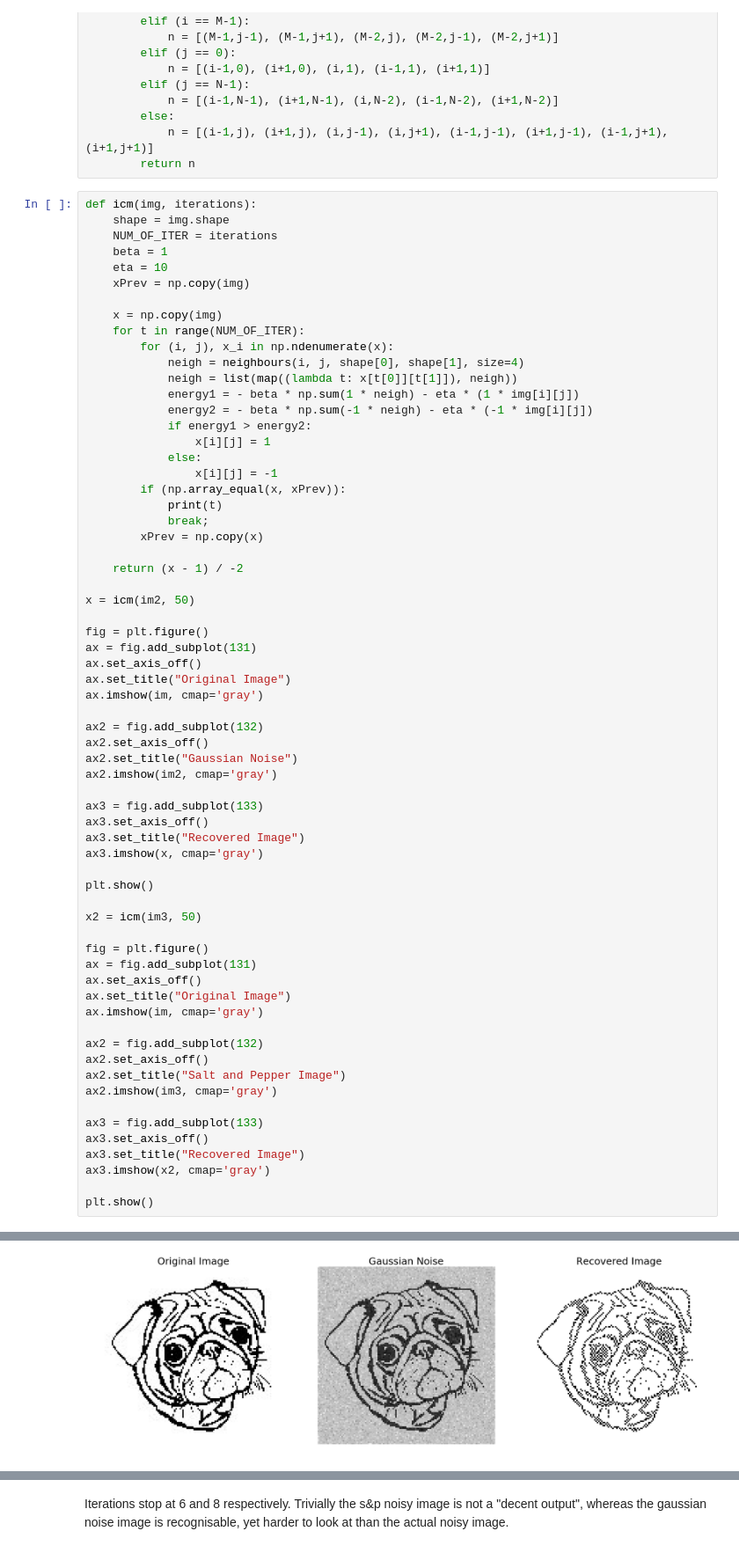
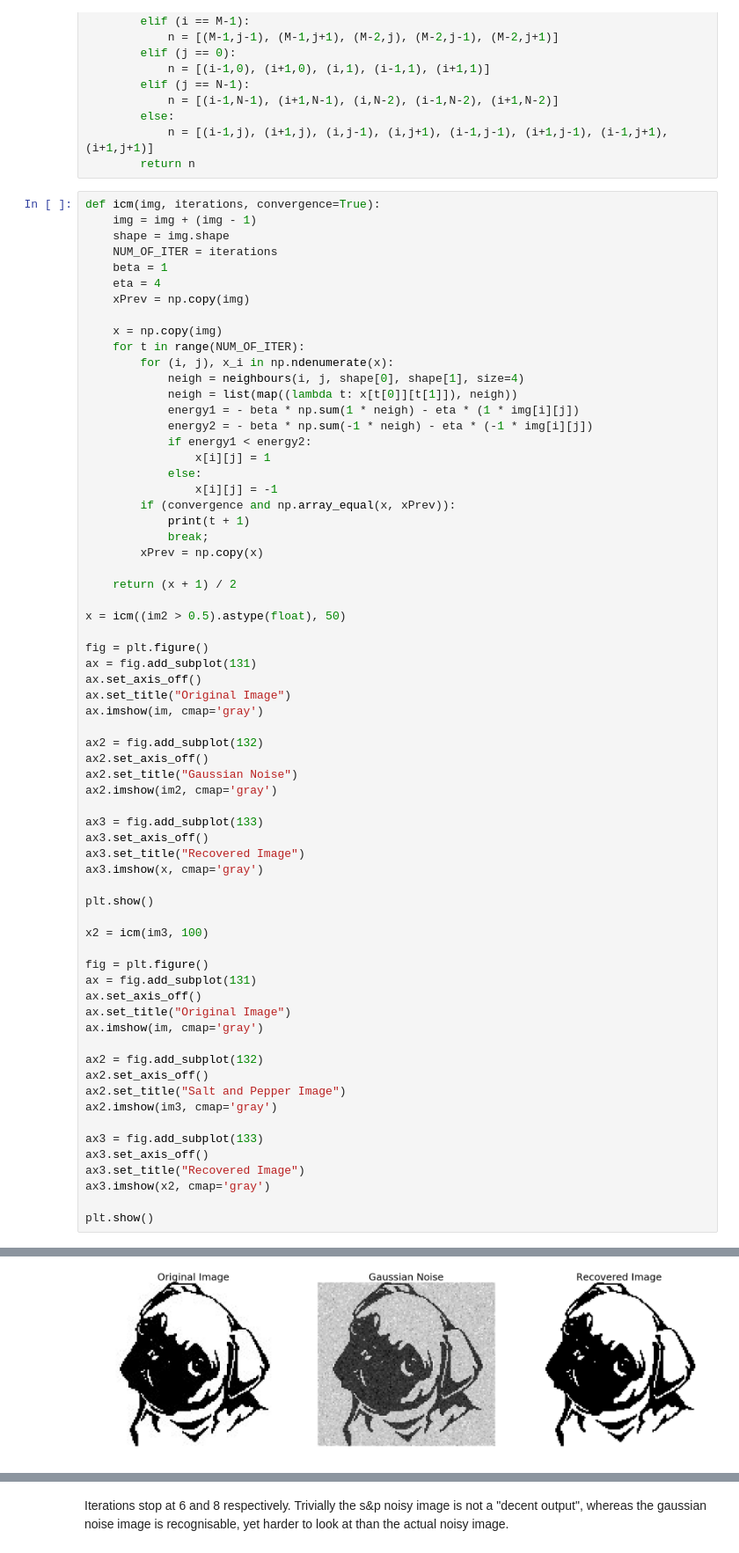
Before and after one commit to Briggybros/Uni-Machine-Learning, a Jupyter notebook: Inference/Inference.ipynb, the cells around one changed output, grey strips where cells are left out. Shown at 88% size. Drawn from its saved outputs; the diff is of its cells as text.

```diff
--- a/Inference/Inference.ipynb
+++ b/Inference/Inference.ipynb
@@ -93,11 +93,12 @@ def neighbours(i, j, M, N, size = 4):
             n = [(i-1,j), (i+1,j), (i,j-1), (i,j+1), (i-1,j-1), (i+1,j-1), (i-1,j+1), (i+1,j+1)]
         return n
 # %%
-def icm(img, iterations):
+def icm(img, iterations, convergence=True):
+    img = img + (img - 1)
     shape = img.shape
     NUM_OF_ITER = iterations
     beta = 1
-    eta = 10
+    eta = 4
     xPrev = np.copy(img)
 
     x = np.copy(img)
@@ -107,18 +108,18 @@ def icm(img, iterations):
             neigh = list(map((lambda t: x[t[0]][t[1]]), neigh))
             energy1 = - beta * np.sum(1 * neigh) - eta * (1 * img[i][j])
             energy2 = - beta * np.sum(-1 * neigh) - eta * (-1 * img[i][j])
-            if energy1 > energy2:
+            if energy1 < energy2:
                 x[i][j] = 1
             else:
                 x[i][j] = -1
-        if (np.array_equal(x, xPrev)):
-            print(t)
+        if (convergence and np.array_equal(x, xPrev)):
+            print(t + 1)
             break;
         xPrev = np.copy(x)
 
-    return (x - 1) / -2
+    return (x + 1) / 2
 
-x = icm(im2, 50)
+x = icm((im2 > 0.5).astype(float), 50)
 
 fig = plt.figure()
 ax = fig.add_subplot(131)
@@ -138,7 +139,7 @@ ax3.imshow(x, cmap='gray')
 
 plt.show()
 
-x2 = icm(im3, 50)
+x2 = icm(im3, 100)
 
 fig = plt.figure()
 ax = fig.add_subplot(131)
@@ -162 +163 @@ plt.show()
-[figure, old version]
+[figure, new version]
```
Also changed, not shown: parts of 4 cells of this notebook.
